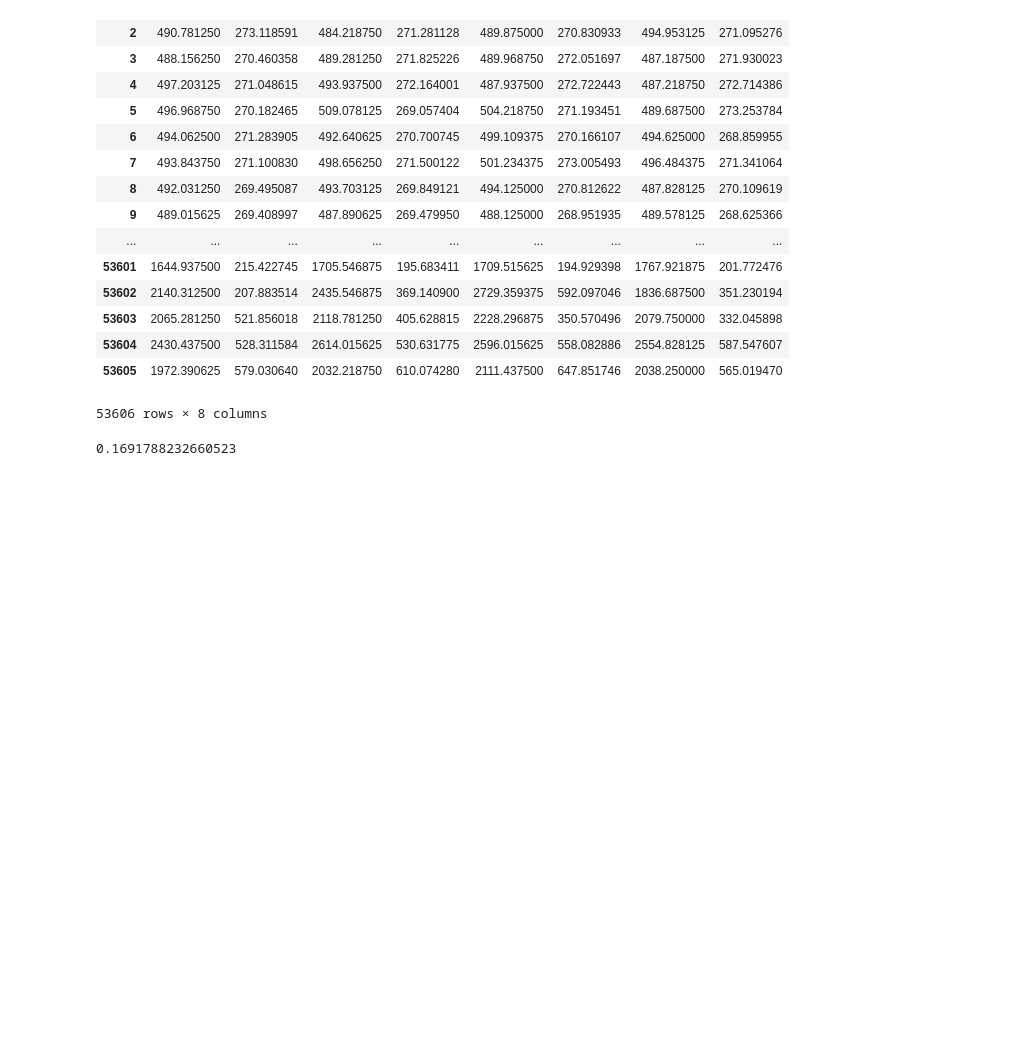
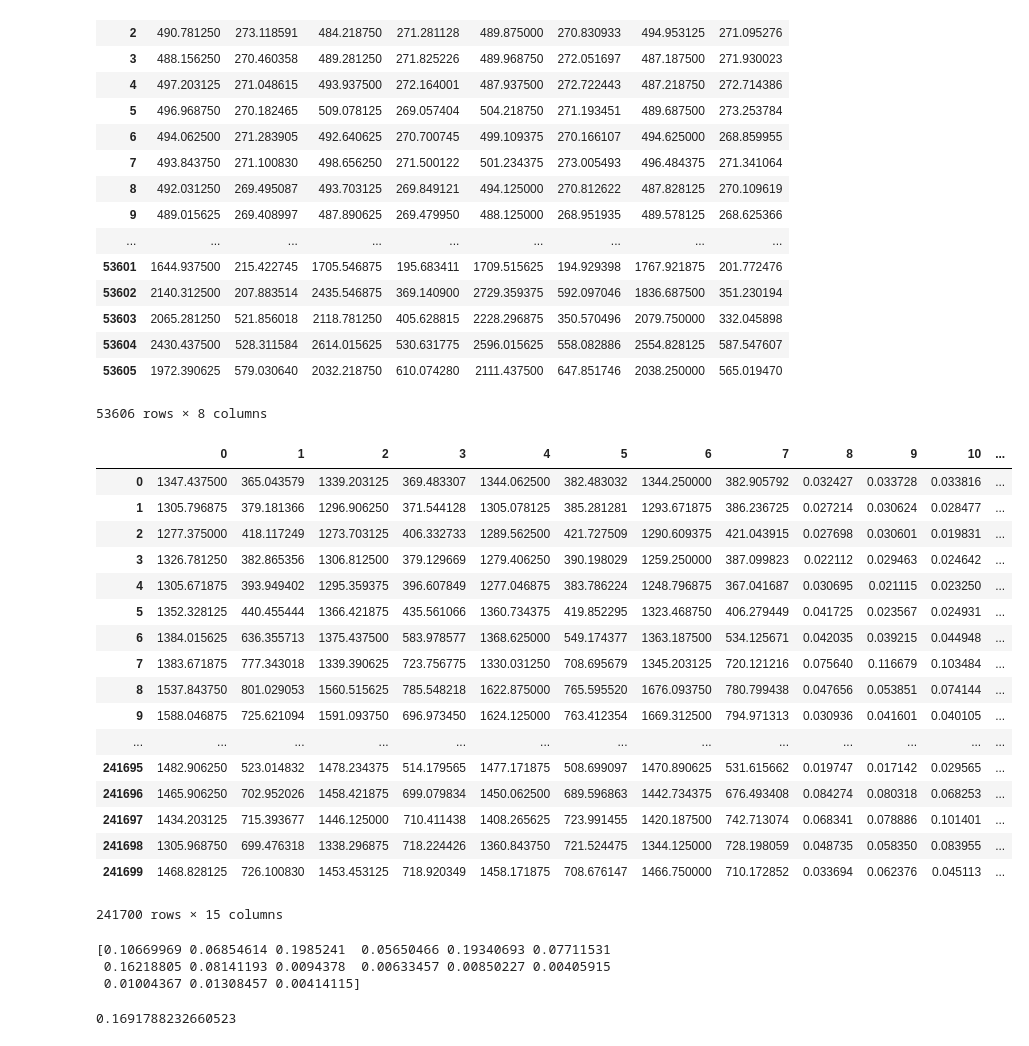
Before and after one commit to FannyRis/ChallengeHacka, a Jupyter notebook: hackathon_small/Hackathon.ipynb, the cells around one changed output. Cells and saved outputs as stored; diff of their text form; code cells hidden in the pictures; blank space fills up the shorter version.

```diff
--- a/hackathon_small/Hackathon.ipynb
+++ b/hackathon_small/Hackathon.ipynb
@@ -199,15 +199,14 @@ saving model
 def creation_dataset(data4D,labels):
     data = np.zeros((len(data4D),16))
     for i in range(len(data4D)):
-#         data[i][0]= np.mean(data4D[i][:][:][0])
-#         data[i][1]= np.std(data4D[i][:][:][0])
-#         data[i][2]= np.mean(data4D[i][:][:][1])
-#         data[i][3]= np.std(data4D[i][:][:][1])
-#         data[i][4]= np.mean(data4D[i][:][:][2])
-#         data[i][5]= np.std(data4D[i][:][:][2])
-#         data[i][6]= np.mean(data4D[i][:][:][3])
-#         data[i][7]= np.std(data4D[i][:][:][3])
-
+        data[i][0]= np.mean(data4D[i][:][:][0])
+        data[i][1]= np.std(data4D[i][:][:][0])
+        data[i][2]= np.mean(data4D[i][:][:][1])
+        data[i][3]= np.std(data4D[i][:][:][1])
+        data[i][4]= np.mean(data4D[i][:][:][2])
+        data[i][5]= np.std(data4D[i][:][:][2])
+        data[i][6]= np.mean(data4D[i][:][:][3])
+        data[i][7]= np.std(data4D[i][:][:][3])
         data[i][8]= np.std((data4D[i][:][:][0]+1) / (data4D[i][:][:][1]+1))
         data[i][9]= np.std((data4D[i][:][:][1]+1) / (data4D[i][:][:][2]+1))
         data[i][10]= np.std((data4D[i][:][:][2]+1) / (data4D[i][:][:][3]+1))
@@ -312,12 +326,35 @@ train = pd.DataFrame(dataF80.iloc[0:int(len(dataF80)*1),0:15])
 trainLabel = dataF80.iloc[0:int(len(dataF80)*1),15]
 # %%
 ##Dataset test extrait du jeu prediction
-prediction = pd.DataFrame(dataFpred.iloc[:,0:15])
+prediction = pd.DataFrame(datapFredict.iloc[:,0:15])
 prediction
+# %% [output]
+|  | 0 | 1 | 2 | 3 | 4 | 5 | 6 | 7 | 8 | 9 | 10 | ... |
+| 0 | 1347.437500 | 365.043579 | 1339.203125 | 369.483307 | 1344.062500 | 382.483032 | 1344.250000 | 382.905792 | 0.032427 | 0.033728 | 0.033816 | ... |
+| 1 | 1305.796875 | 379.181366 | 1296.906250 | 371.544128 | 1305.078125 | 385.281281 | 1293.671875 | 386.236725 | 0.027214 | 0.030624 | 0.028477 | ... |
+| 2 | 1277.375000 | 418.117249 | 1273.703125 | 406.332733 | 1289.562500 | 421.727509 | 1290.609375 | 421.043915 | 0.027698 | 0.030601 | 0.019831 | ... |
+| 3 | 1326.781250 | 382.865356 | 1306.812500 | 379.129669 | 1279.406250 | 390.198029 | 1259.250000 | 387.099823 | 0.022112 | 0.029463 | 0.024642 | ... |
+| 4 | 1305.671875 | 393.949402 | 1295.359375 | 396.607849 | 1277.046875 | 383.786224 | 1248.796875 | 367.041687 | 0.030695 | 0.021115 | 0.023250 | ... |
+| 5 | 1352.328125 | 440.455444 | 1366.421875 | 435.561066 | 1360.734375 | 419.852295 | 1323.468750 | 406.279449 | 0.041725 | 0.023567 | 0.024931 | ... |
+| 6 | 1384.015625 | 636.355713 | 1375.437500 | 583.978577 | 1368.625000 | 549.174377 | 1363.187500 | 534.125671 | 0.042035 | 0.039215 | 0.044948 | ... |
+| 7 | 1383.671875 | 777.343018 | 1339.390625 | 723.756775 | 1330.031250 | 708.695679 | 1345.203125 | 720.121216 | 0.075640 | 0.116679 | 0.103484 | ... |
+| 8 | 1537.843750 | 801.029053 | 1560.515625 | 785.548218 | 1622.875000 | 765.595520 | 1676.093750 | 780.799438 | 0.047656 | 0.053851 | 0.074144 | ... |
+| 9 | 1588.046875 | 725.621094 | 1591.093750 | 696.973450 | 1624.125000 | 763.412354 | 1669.312500 | 794.971313 | 0.030936 | 0.041601 | 0.040105 | ... |
+| ... | ... | ... | ... | ... | ... | ... | ... | ... | ... | ... | ... | ... |
+| 241695 | 1482.906250 | 523.014832 | 1478.234375 | 514.179565 | 1477.171875 | 508.699097 | 1470.890625 | 531.615662 | 0.019747 | 0.017142 | 0.029565 | ... |
+| 241696 | 1465.906250 | 702.952026 | 1458.421875 | 699.079834 | 1450.062500 | 689.596863 | 1442.734375 | 676.493408 | 0.084274 | 0.080318 | 0.068253 | ... |
+| 241697 | 1434.203125 | 715.393677 | 1446.125000 | 710.411438 | 1408.265625 | 723.991455 | 1420.187500 | 742.713074 | 0.068341 | 0.078886 | 0.101401 | ... |
+| 241698 | 1305.968750 | 699.476318 | 1338.296875 | 718.224426 | 1360.843750 | 721.524475 | 1344.125000 | 728.198059 | 0.048735 | 0.058350 | 0.083955 | ... |
+| 241699 | 1468.828125 | 726.100830 | 1453.453125 | 718.920349 | 1458.171875 | 708.676147 | 1466.750000 | 710.172852 | 0.033694 | 0.062376 | 0.045113 | ... |
+241700 rows × 15 columns
 # %%
-dt_tree = RandomForestClassifier(n_estimators=100,max_depth=6,max_leaf_nodes=19)
+dt_tree = RandomForestClassifier(n_estimators=100,max_depth=8,max_leaf_nodes=19)
 dt_tree.fit(train,trainLabel)
 print(dt_tree.feature_importances_)
+# %% [output]
+[0.10669969 0.06854614 0.1985241  0.05650466 0.19340693 0.07711531
+ 0.16218805 0.08141193 0.0094378  0.00633457 0.00850227 0.00405915
+ 0.01004367 0.01308457 0.00414115]
 # %%
 dt_tree.score(test,testLabel)
 # %% [output]
```
Also changed, not shown: parts of 4 cells of this notebook, 1 other file.
